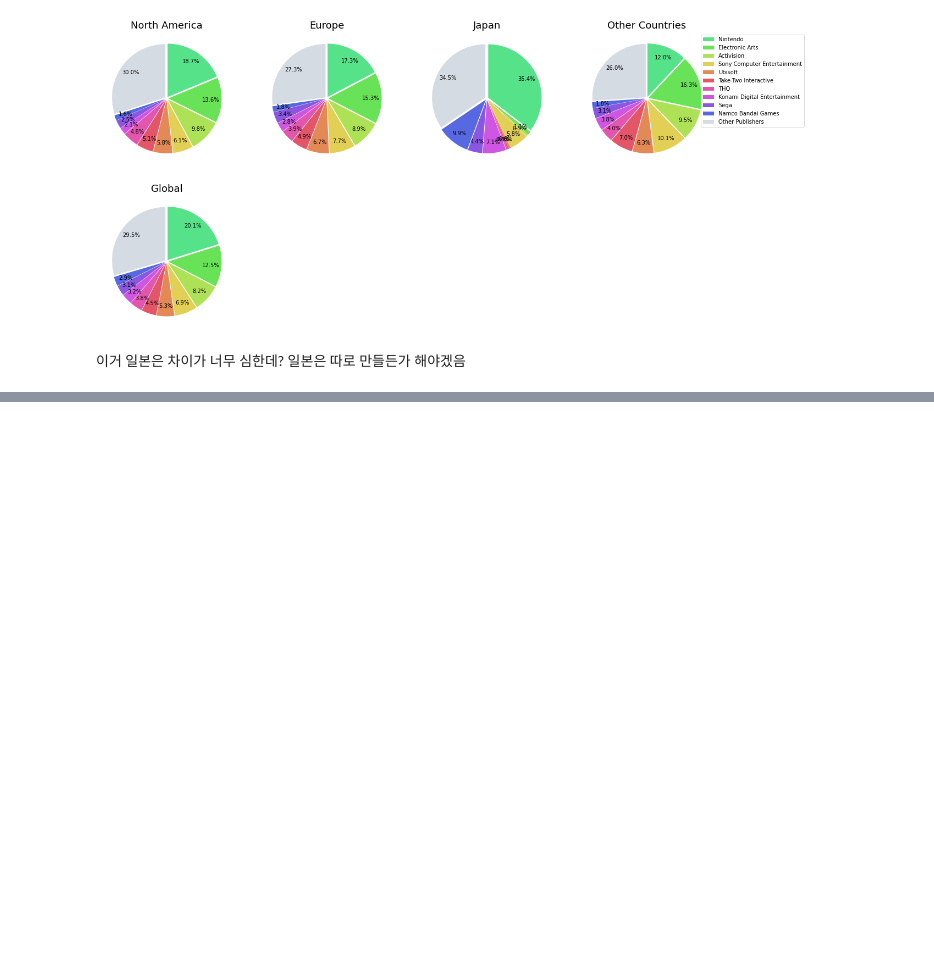
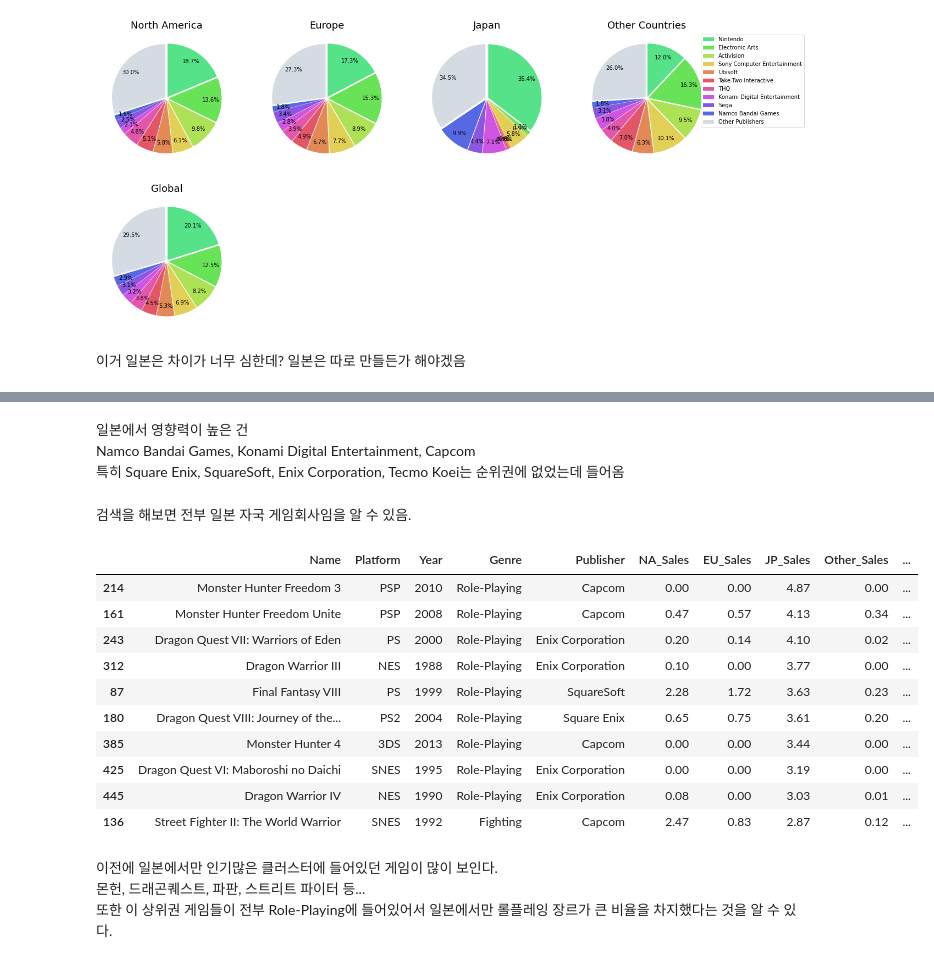
Before and after one commit to nan-park/section1_project, a Jupyter notebook: AI_section1_project.ipynb, the cells around one changed output, grey strips where cells are left out. Drawn from its saved outputs; the diff is of its cells as text; code cells hidden in the pictures; blank space fills up the shorter version.

```diff
--- a/AI_section1_project.ipynb
+++ b/AI_section1_project.ipynb
@@ -1862,0 +1922,25 @@ plt.show()
+# %% [markdown]
+일본에서 영향력이 높은 건 <br>
+Namco Bandai Games, Konami Digital Entertainment, Capcom<br>
+특히 Square Enix, SquareSoft, Enix Corporation, Tecmo Koei는 순위권에 없었는데 들어옴
+# %% [markdown]
+검색을 해보면 전부 일본 자국 게임회사임을 알 수 있음.
+# %%
+publisher_japan = ['Namco Bandai Games', 'Konami Digital Entertainment', 'Capcom', 'Square Enix', 'SquareSoft', 'Enix Corporation', 'Tecmo Koei']
+df_clean[df_clean.Publisher.isin(publisher_japan)].sort_values('JP_Sales', ascending=False).head(10)
+# %% [output]
+|  | Name | Platform | Year | Genre | Publisher | NA_Sales | EU_Sales | JP_Sales | Other_Sales | ... |
+| 214 | Monster Hunter Freedom 3 | PSP | 2010 | Role-Playing | Capcom | 0.00 | 0.00 | 4.87 | 0.00 | ... |
+| 161 | Monster Hunter Freedom Unite | PSP | 2008 | Role-Playing | Capcom | 0.47 | 0.57 | 4.13 | 0.34 | ... |
+| 243 | Dragon Quest VII: Warriors of Eden | PS | 2000 | Role-Playing | Enix Corporation | 0.20 | 0.14 | 4.10 | 0.02 | ... |
+| 312 | Dragon Warrior III | NES | 1988 | Role-Playing | Enix Corporation | 0.10 | 0.00 | 3.77 | 0.00 | ... |
+| 87 | Final Fantasy VIII | PS | 1999 | Role-Playing | SquareSoft | 2.28 | 1.72 | 3.63 | 0.23 | ... |
+| 180 | Dragon Quest VIII: Journey of the... | PS2 | 2004 | Role-Playing | Square Enix | 0.65 | 0.75 | 3.61 | 0.20 | ... |
+| 385 | Monster Hunter 4 | 3DS | 2013 | Role-Playing | Capcom | 0.00 | 0.00 | 3.44 | 0.00 | ... |
+| 425 | Dragon Quest VI: Maboroshi no Daichi | SNES | 1995 | Role-Playing | Enix Corporation | 0.00 | 0.00 | 3.19 | 0.00 | ... |
+| 445 | Dragon Warrior IV | NES | 1990 | Role-Playing | Enix Corporation | 0.08 | 0.00 | 3.03 | 0.01 | ... |
+| 136 | Street Fighter II: The World Warrior | SNES | 1992 | Fighting | Capcom | 2.47 | 0.83 | 2.87 | 0.12 | ... |
+# %% [markdown]
+이전에 일본에서만 인기많은 클러스터에 들어있던 게임이 많이 보인다.<br>
+몬헌, 드래곤퀘스트, 파판, 스트리트 파이터 등...<br>
+또한 이 상위권 게임들이 전부 Role-Playing에 들어있어서 일본에서만 롤플레잉 장르가 큰 비율을 차지했다는 것을 알 수 있다.
```
Also changed, not shown: parts of 11 cells of this notebook.
